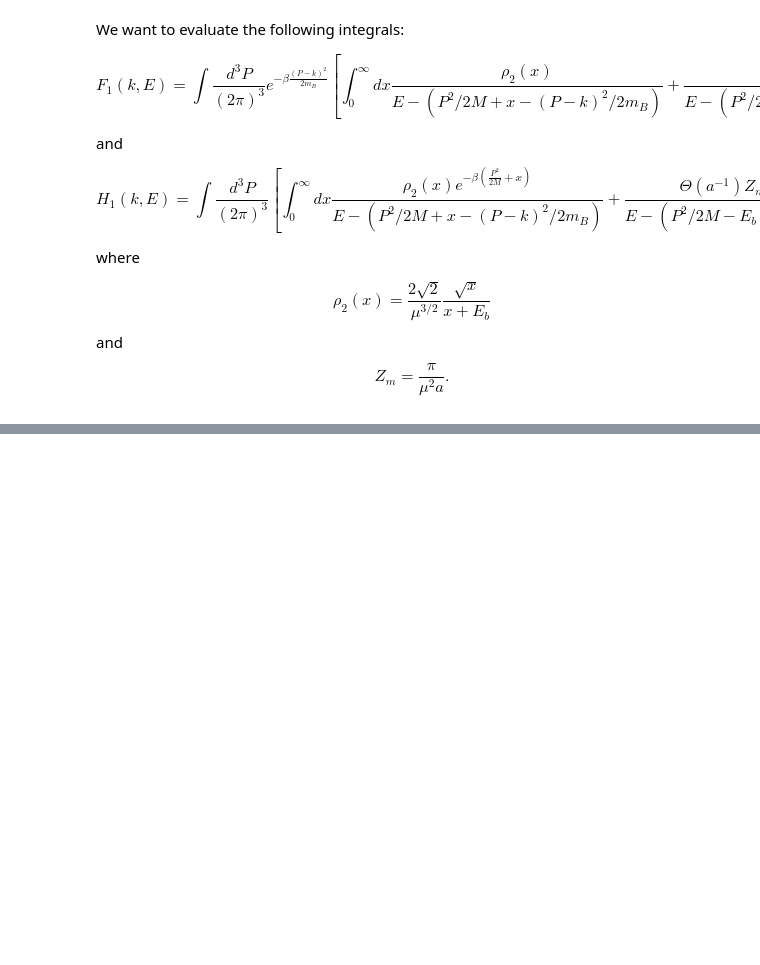
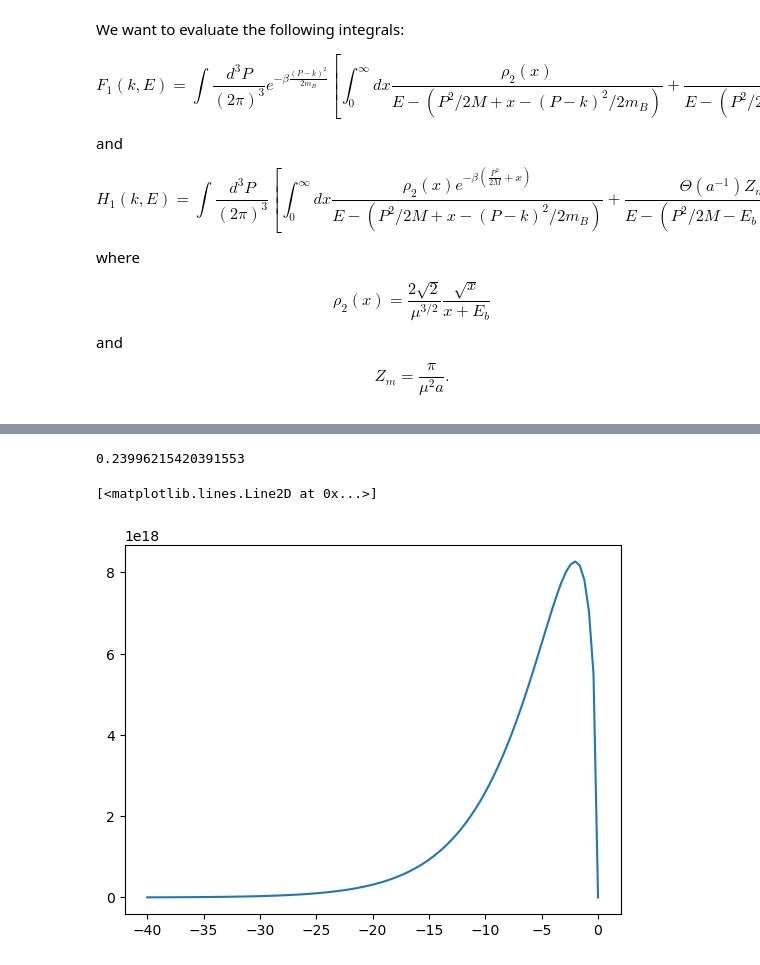
Before and after one commit to huanium/huanium, a Jupyter notebook: MIT_PhD/Fermi1/free-to-free-lineshape/NaK_rf_response.ipynb, the cells around one changed output, grey strips where cells are left out. Drawn from its saved outputs; the diff is of its cells as text; code cells hidden in the pictures; blank space fills up the shorter version.

```diff
--- a/MIT_PhD/Fermi1/free-to-free-lineshape/NaK_rf_response.ipynb
+++ b/MIT_PhD/Fermi1/free-to-free-lineshape/NaK_rf_response.ipynb
@@ -537,0 +548,27 @@ plt.plot(En, real_F)
+# %%
+# calculate the self-energies at each k
+dEn = 1e3 # Hz
+En = np.arange(-175e3,175e3,dEn)
+T = np.array([100e-9, 200e-9, 300e-9, 400e-9]) # Kelvins
+beta = 1/(kB*T/h_planck)
+
+# scattering lengths
+a_scat_final = 1200*a0
+a_scat_initial = -1700*a0
+Eb_final =  Eb_Hz_from_a_scat(a_scat_final)
+Eb_initial =  Eb_Hz_from_a_scat(a_scat_initial)
+
+x_cutoff = 80
+p_cutoff = 80
+
+n_quad_opts = {'epsrel':1e-10, 'limit':500, 'complex_func':False}
+
+# calculate A final and initial
+A_final_T = []*len(T)
+A_initial_T = []*len(T)
+for m in range(len(T)):
+    print(f'Progress: {m+1}/{len(T)}')
+    real_F_final, imag_F_final     = self_energy_F(En, Eb_final, beta[m], a_scat_final, 0, x_cutoff, p_cutoff, n_quad_opts)
+    real_F_initial, imag_F_initial = self_energy_F(En, Eb_initial, beta[m], a_scat_initial, 0, x_cutoff, p_cutoff, n_quad_opts)
+    A_final_T.append((real_F_final, imag_F_final))
+    A_initial_T.append((real_F_initial, imag_F_initial))
@@ -537,0 +614,15 @@ plt.plot(En, real_F)
+# %%
+# plot Cheng Chin's lineshape:
+def CC_lineshape(x, T, Eb):
+    beta = 1/(1e-3*kB*T/h_planck) # in 1/kHz
+    print(beta)
+    return (1/T**3) * np.exp(+x * beta) * np.sqrt(-x * Eb / (-x + Eb)**2)
+# %%
+x = np.linspace(-40, 0, 100)
+Eb = 171.16
+T = 200e-9
+plt.plot(x, CC_lineshape(x,T,Eb))
+# %% [output]
+0.23996215420391553
+[<matplotlib.lines.Line2D at 0x...>]
+[figure, added]
```
Also changed, not shown: parts of 12 cells of this notebook, 7 other files.
